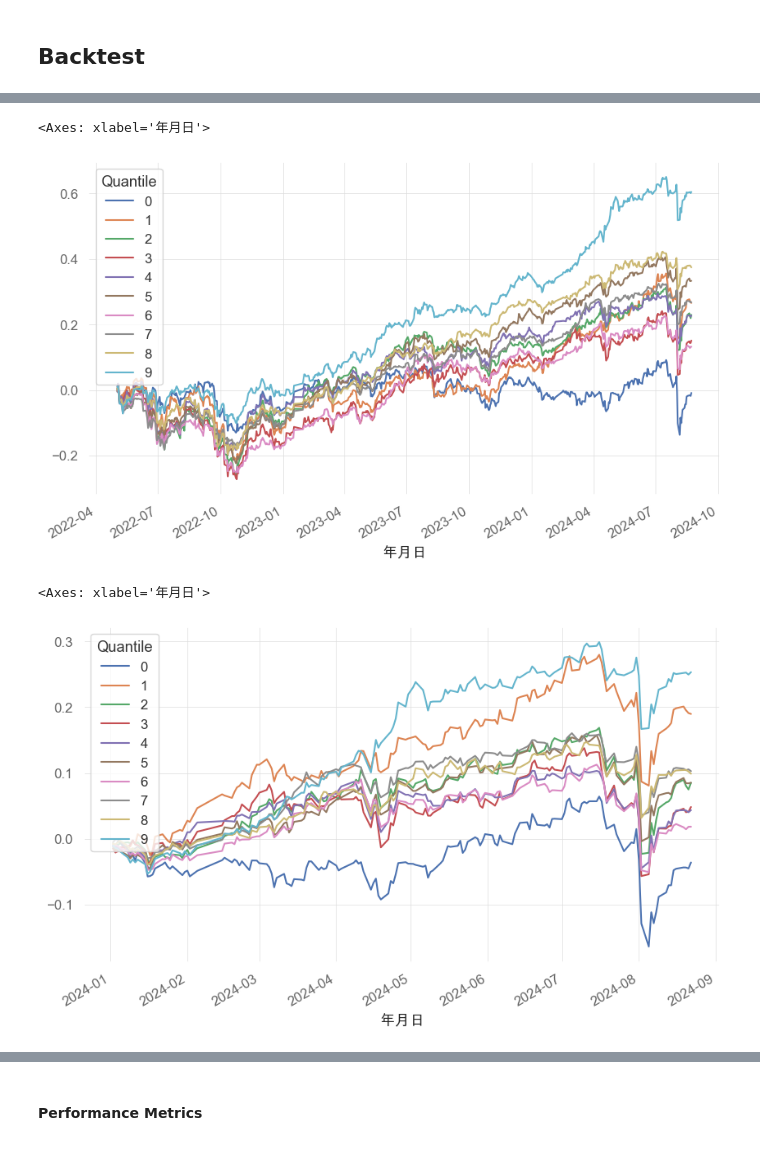
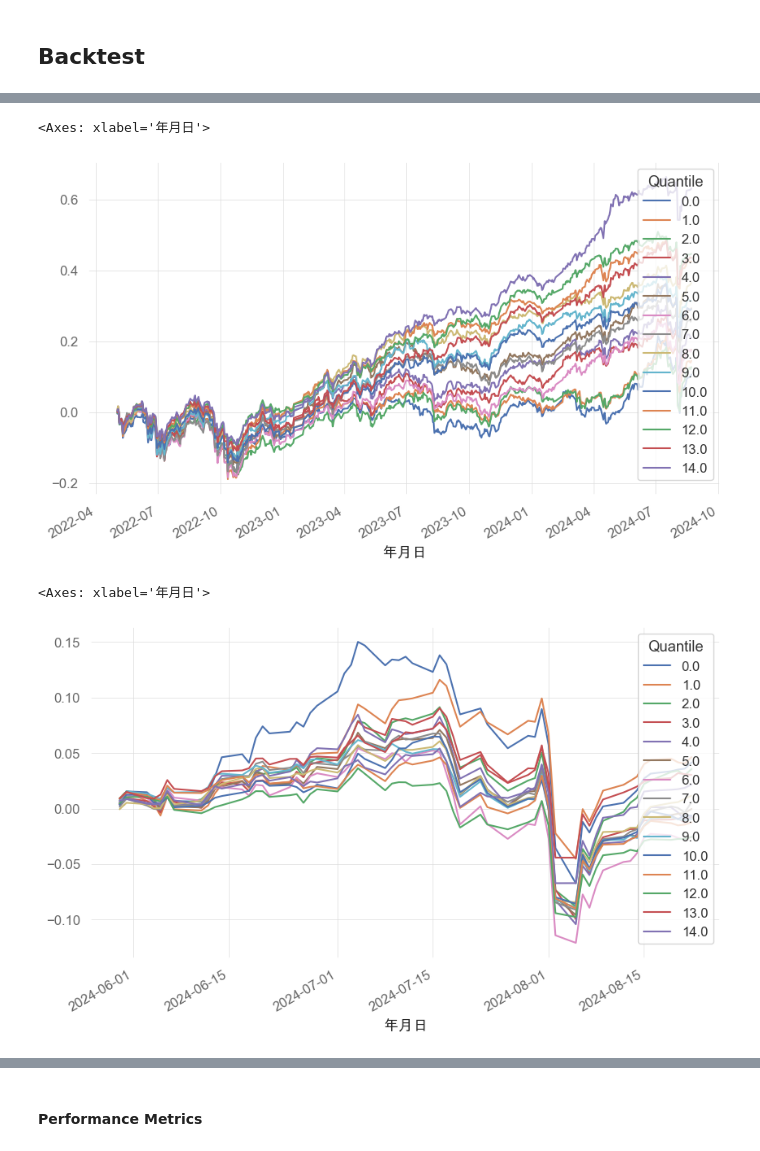
Before and after one commit to stuartlu0412/MLTaiwanStockPick, a Jupyter notebook: xgb_model.ipynb, the cells around one changed output, grey strips where cells are left out. Drawn from its saved outputs; the diff is of its cells as text; code cells hidden in the pictures.

```diff
--- a/xgb_model.ipynb
+++ b/xgb_model.ipynb
@@ -273,7 +273,7 @@ Out sample score: 0.5562461155997513
 ## Backtest
 # %%
 #使用前面訓練的模型進行回測，並且回傳各投組報酬、部位
-portfolio, position = backtest_daily_stocksort(data_transformed, price, clf = reg, q = 10, market_cap_lb = 20000)
+portfolio, position = backtest_daily_stocksort(data_transformed, price, clf = reg, q = 15, market_cap_lb = 0)
 # %%
 # All sample result
 (portfolio).cumsum().plot()
@@ -285,10 +285,10 @@ portfolio, position = backtest_daily_stocksort(data_transformed, price, clf = re
 (portfolio['2022-5-1':]).cumsum().plot()
 # %% [output]
 <Axes: xlabel='年月日'>
-[figure, old version]
+[figure, new version]
 # %%
-(portfolio['2024-1-1':]).cumsum().plot()
+(portfolio['2024-5-30':]).cumsum().plot()
 # %% [output]
 <Axes: xlabel='年月日'>
-[figure, old version]
+[figure, new version]
 # %%
```
Also changed, not shown: parts of 8 cells of this notebook, 2 other files.
